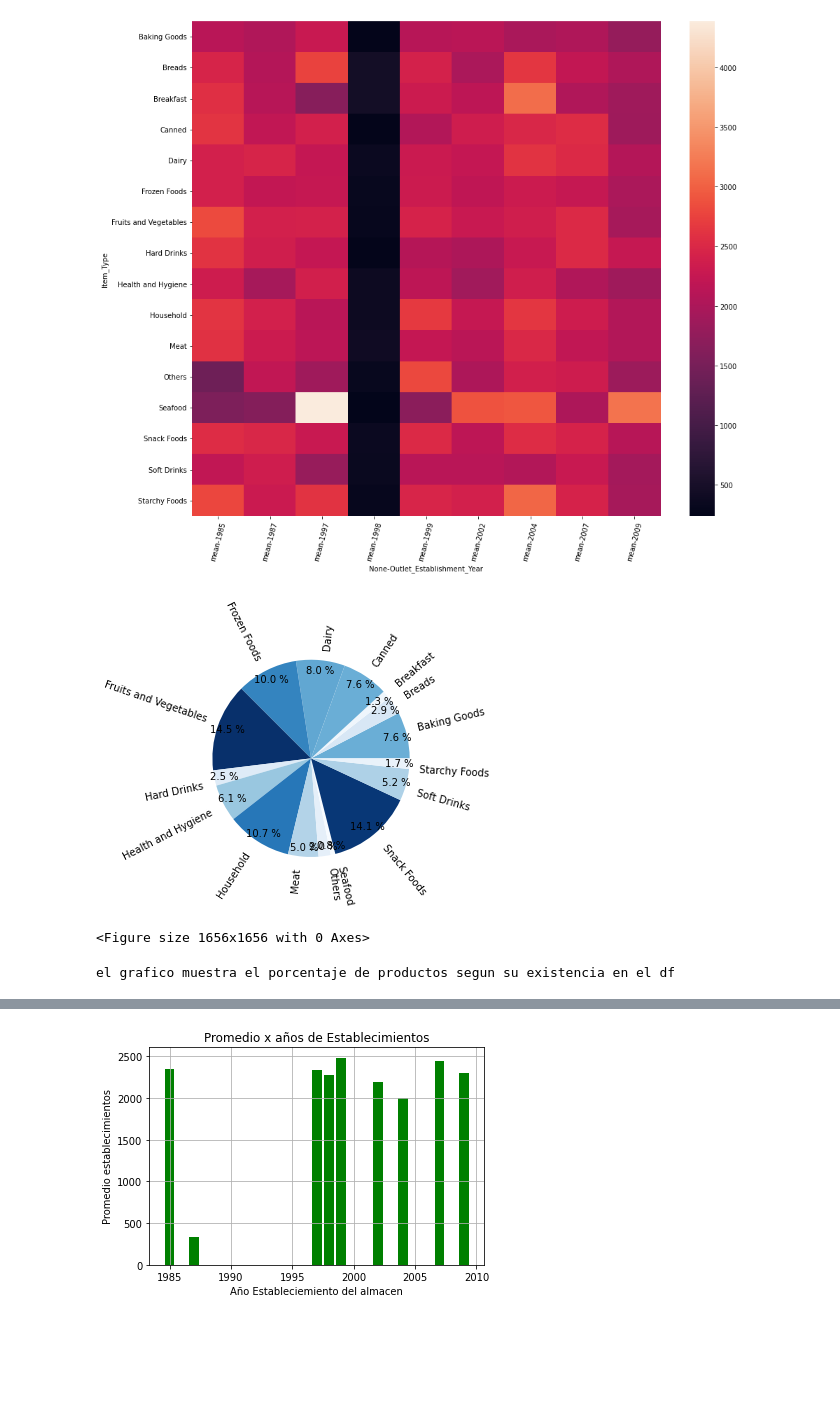
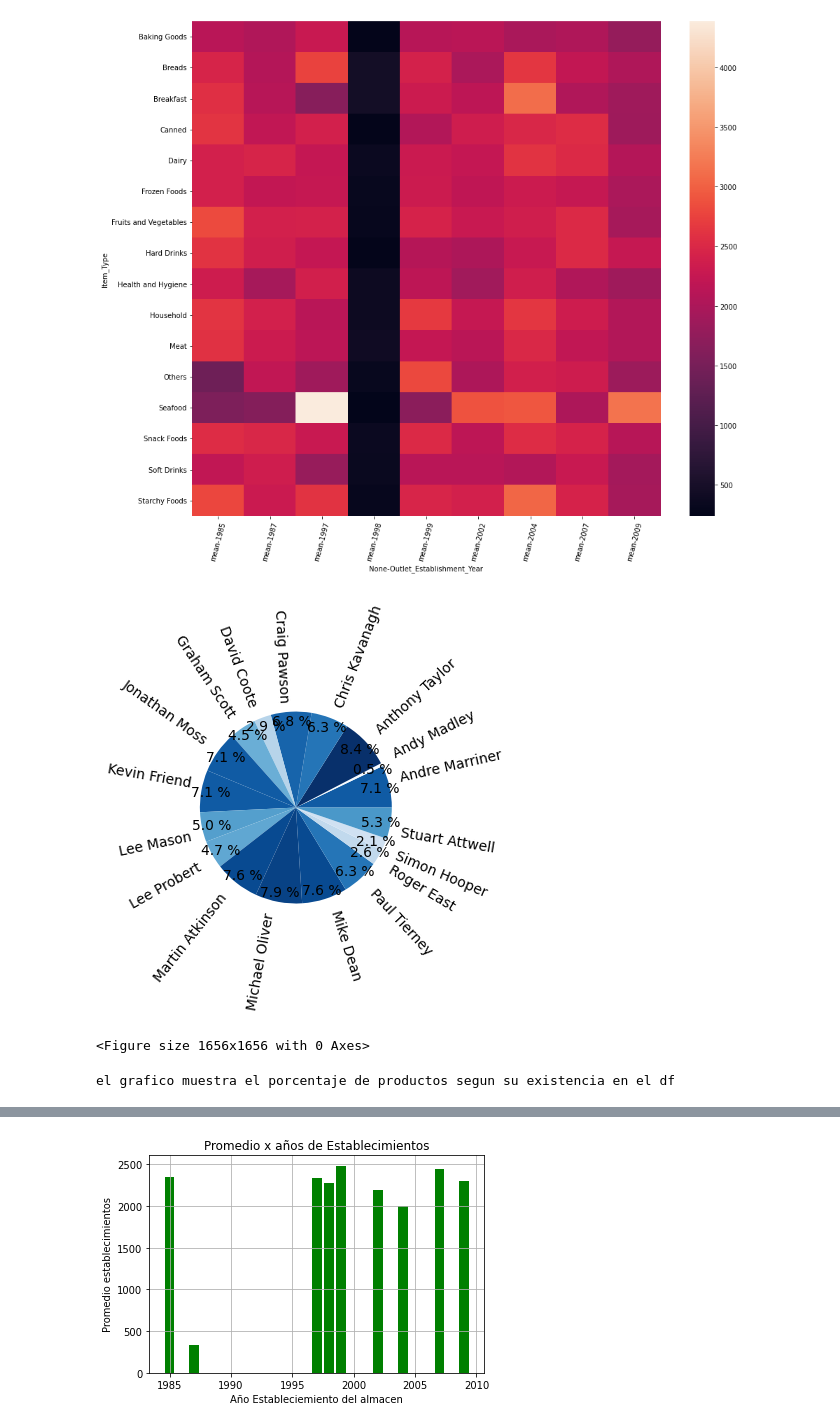
Before and after one commit to Jorge2018/DataScience2022-2, a Jupyter notebook: Script_ultimoMatplotlib.ipynb, the cells around one changed output, grey strips where cells are left out. Saved outputs shown, nothing was run; the diff lists cells and outputs as text; code cells hidden in the pictures; blank space fills up the shorter version.

```diff
--- a/Script_ultimoMatplotlib.ipynb
+++ b/Script_ultimoMatplotlib.ipynb
@@ -149,31 +171,42 @@ Mapa de calor del promedio de ventas anuales (Item_Outlet_Sales) y la correlacio
 # %%
 from matplotlib import cm
 from matplotlib import colors
-df1=df.groupby(['Item_Type']).count() # Agrupa y cuenta todo el df por la col 'Item_Type'
-df2=df1['Item_Identifier'].to_dict()  # convierte a dicc los valores de la col 'Item_Identifier'
+df1=df.groupby(['referee']).count() # Agrupa y cuenta todo el df por la col 'Item_Type'
+df2=df1['stadium_name'].to_dict()  # convierte a dicc los valores de la col 'Item_Identifier'
 etiquetas=list(df2.keys())            # convierte en lista las keys del dicc recien creado
 valores=list(df2.values())            # convierte en lista los valores del dicc recien creado
+
+## figura
+fig1 = plt.figure(dpi = 100)
+### subgráfico 1
+ax1 = fig1.add_subplot(1,2,1) #1 fila, 2 columna y 1 (sub)gráfico 1. Puede tener 2 (sub)gráficos
+#ax1.plot([1,2,3,4], [1,4,9,16], 'o--', color="orchid", markerfacecolor="lightgreen")
+#ax1.axis([0,6,0,20])
+
+ax2 = fig1.add_subplot(1,2,2) #1 fila, 2 columnas (debe ser igual que lo de arriba) y (sub)gráfico 2.
+
 
 
 normdata = colors.Normalize(min(valores), max(valores)) # variable que utiliza la libreria Normalize (selecciona min y max de la lista valores)
 colormap = cm.get_cmap("Blues")                         # variable que utiliza la libreria LinearSegmentedColormap
 colores =colormap(normdata(valores))                    # variable del tipo arreglo que usa ambas variables recien creadas (normdata y colormap)
 
 plt.pie(valores, labels=etiquetas, autopct="%0.1f %%", colors=colores,textprops={'fontsize': 10},rotatelabels =True,pctdistance=0.9)
 #se identifican los siguientes valores
 #valores -> lista con valores del tipo int tomadas del df principal ([Item_type].count)
 #labels=etiquetas -> lista con valores del tipo str tomadas del df principal ([Item_Identifier])
 #autopct="%0.1f %%"-> cantidad de decimales a utilizar
 #colors=colores -> colores a utilizar
 #textprops={'fontsize': 10} -> tamaño de la fuente a utilizar en los labels
 #rotatelabels =True -> propiedad que se activa (True) para cambiar la direccion del texto del label
 #pctdistance=0.9 -> propiedad ajustable que permite "acercar" o "alejar" los num o porcentajes mostrados del centro del grafo
 
 plt.axis("equal") #asegura proporcion igualitaria, vale decir, suma de porcentajes 100% (círculo)
 plt.figure(figsize=(23,23)) #tamaño del grafo
 plt.show() #muestra el grafico recien creado
+
 print('el grafico muestra el porcentaje de productos segun su existencia en el df')
 # %% [output]
-[figure, old version]
+[figure, new version]
 <Figure size 1656x1656 with 0 Axes>
 el grafico muestra el porcentaje de productos segun su existencia en el df
```
Also changed, not shown: parts of 2 cells of this notebook.
